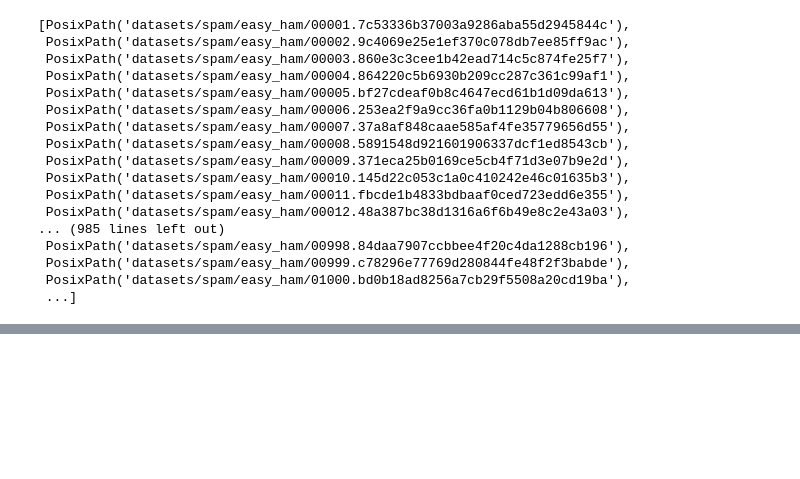
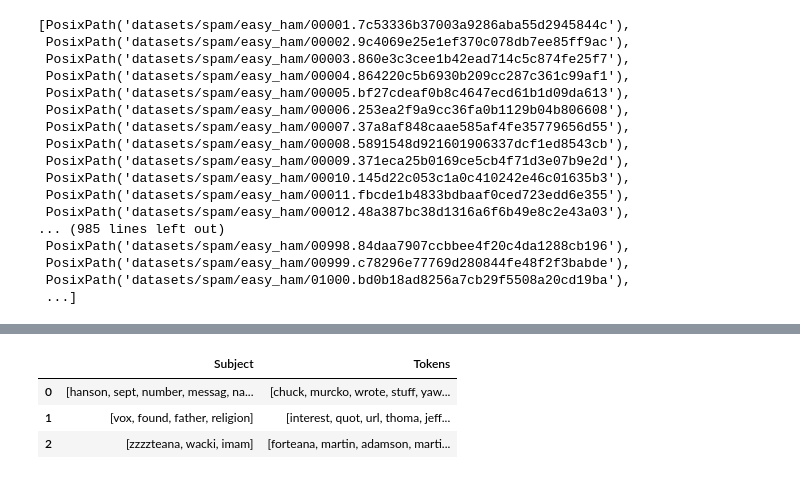
Before and after one commit to vamsi10010/spam_cls, a Jupyter notebook: cls.ipynb, the cells around one changed output, grey strips where cells are left out. Drawn from its saved outputs; the diff is of its cells as text; code cells hidden in the pictures; blank space fills up the shorter version.

Commit message:
data cleaned, need to get countvectorizer to work

```diff
--- a/cls.ipynb
+++ b/cls.ipynb
@@ -48,0 +266,7 @@ ham_filenames
+# %%
+from nltk.tokenize import word_tokenize
+from nltk import PorterStemmer
+from nltk.corpus import stopwords
+
+stemmer = PorterStemmer()
+[stemmer.stem(s) for s in word_tokenize(remove_punctuation(url_replacer(email_to_text(sample_html_spam))))]
@@ -48,0 +291,42 @@ ham_filenames
+# %%
+from sklearn.base import BaseEstimator, TransformerMixin
+
+class EmailProcessor(BaseEstimator, TransformerMixin):
+    def __init__(self, replace_urls=True, replace_numbers=True, remove_stopwords=True):
+        # self.use_headers = use_headers
+        self.replace_urls = replace_urls
+        self.replace_numbers = replace_numbers
+        self.remove_stopwords = remove_stopwords
+    def fit(self, X, y=None):
+        return self
+    def transform(self, X, y=None):
+        content = []
+        subjects = []
+        for email in X:
+            sub = email['Subject']
+            text = email_to_text(email)
+            if self.replace_urls:
+                text = url_replacer(text)
+            if self.replace_numbers:
+                text = re.sub(r'\d+(?:\.\d*)?(?:[eE][+-]?\d+)?', 'NUMBER', text)
+                sub = re.sub(r'\d+(?:\.\d*)?(?:[eE][+-]?\d+)?', 'NUMBER', sub)
+            tokens = [stemmer.stem(s) for s in word_tokenize(remove_punctuation(text))]
+            sub_tokens = [stemmer.stem(s) for s in word_tokenize(remove_punctuation(sub))]
+            if self.remove_stopwords:
+                stop_words = set(stopwords.words('english'))
+                tokens = [i for i in tokens if i not in stop_words]
+                sub_tokens = [i for i in sub_tokens if i not in stop_words]
+            content.append(tokens)
+            subjects.append(sub_tokens)
+
+        output = pd.DataFrame(list(zip(subjects, content)), columns=['Subject', 'Tokens'])
+        return output
+# %%
+output = EmailProcessor().fit_transform(X_train[:3])
+# %%
+output
+# %% [output]
+|  | Subject | Tokens |
+| 0 | [hanson, sept, number, messag, na... | [chuck, murcko, wrote, stuff, yaw... |
+| 1 | [vox, found, father, religion] | [interest, quot, url, thoma, jeff... |
+| 2 | [zzzzteana, wacki, imam] | [forteana, martin, adamson, marti... |
```
Also changed, not shown: parts of 21 cells of this notebook.
